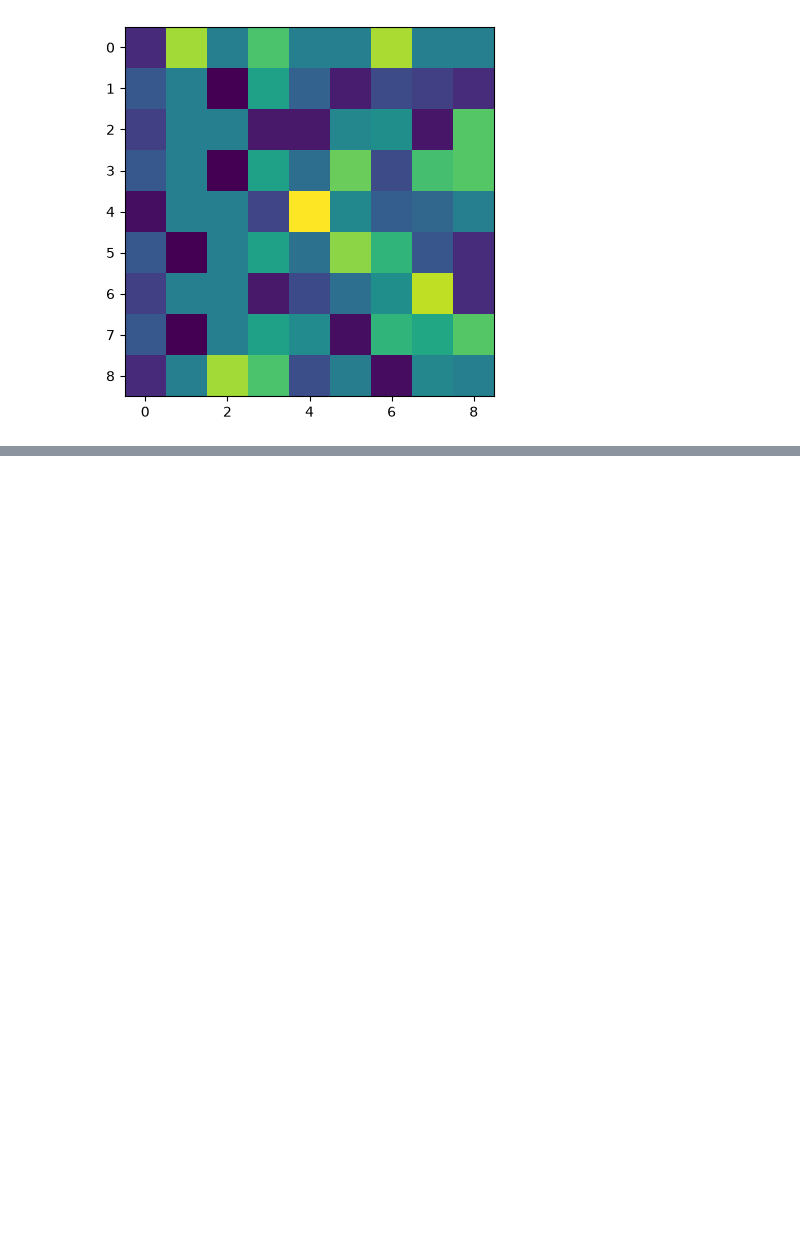
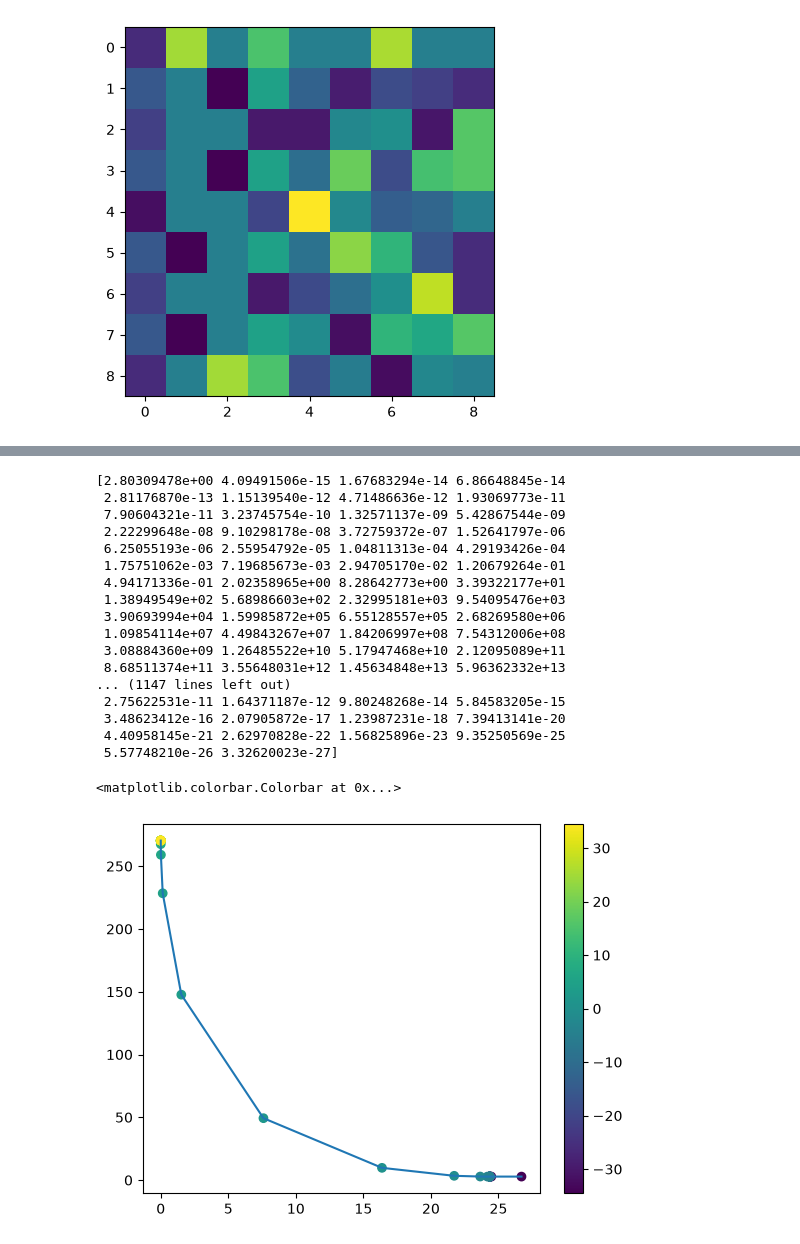
Before and after one commit to arthursmacedo/metodos-de-inversao, a Jupyter notebook: notebooks/inversao-vagarosidade.ipynb, the cells around one changed output, grey strips where cells are left out. Saved outputs shown, nothing was run; the diff lists cells and outputs as text; code cells hidden in the pictures; blank space fills up the shorter version.

```diff
--- a/notebooks/inversao-vagarosidade.ipynb
+++ b/notebooks/inversao-vagarosidade.ipynb
@@ -118,0 +118,12 @@ array([[1.01764242, 1.04463831, 1.00842724],
+# %%
+data = G @ true_p
+data += np.random.default_rng().normal(0, 0.01 * np.abs(data).max(), data.shape)
+# Vamos usar o SVD para calcular a inversa de G.TG
+U, S, Vt = np.linalg.svd(G)
+k = S.size - 1
+Sp_inv= np.diag(1 / S[:k])
+Up = U[:, :k]
+Vp = Vt.T[:, :k]
+B = Vp @ Sp_inv ** 2 @ Vp.T
+p = B @ ((G.T @ data - A.T @ np.linalg.inv(A @ B @ A.T) @ A @ (B @ G.T @ data - c)))
+p.reshape((3,3))
@@ -118,0 +136,5 @@ array([[1.01764242, 1.04463831, 1.00842724],
+# %%
+lamb = 1e10
+data += np.random.default_rng().normal(0, 0.01 * np.abs(data).max(), data.shape)
+p_regul = np.linalg.solve(G.T @ G + lamb * np.identity(G.shape[1]), G.T @ data)
+p_regul.reshape((3,3))
@@ -118,0 +163,34 @@ array([[1.01764242, 1.04463831, 1.00842724],
+# %%
+lambdas = np.logspace(-15, 15, 50)
+misfit = np.empty(lambdas.size)
+normp = np.empty(lambdas.size)
+for i, lamb in enumerate(lambdas):
+    p_regul = np.linalg.solve(G.T @ G + lamb * np.identity(G.shape[1]), G.T @ data)
+    residuals = data - G @ p_regul
+    misfit[i] = np.linalg.norm(residuals) ** 2
+    normp[i] = np.linalg.norm(p_regul) ** 2
+    print(misfit, normp)
+
+plt.plot(normp, misfit, "-")
+plt.scatter(normp, misfit, c=np.log(lambdas))
+plt.colorbar()
+# %% [output]
+[2.80309478e+00 4.09491506e-15 1.67683294e-14 6.86648845e-14
+ 2.81176870e-13 1.15139540e-12 4.71486636e-12 1.93069773e-11
+ 7.90604321e-11 3.23745754e-10 1.32571137e-09 5.42867544e-09
+ 2.22299648e-08 9.10298178e-08 3.72759372e-07 1.52641797e-06
+ 6.25055193e-06 2.55954792e-05 1.04811313e-04 4.29193426e-04
+ 1.75751062e-03 7.19685673e-03 2.94705170e-02 1.20679264e-01
+ 4.94171336e-01 2.02358965e+00 8.28642773e+00 3.39322177e+01
+ 1.38949549e+02 5.68986603e+02 2.32995181e+03 9.54095476e+03
+ 3.90693994e+04 1.59985872e+05 6.55128557e+05 2.68269580e+06
+ 1.09854114e+07 4.49843267e+07 1.84206997e+08 7.54312006e+08
+ 3.08884360e+09 1.26485522e+10 5.17947468e+10 2.12095089e+11
+ 8.68511374e+11 3.55648031e+12 1.45634848e+13 5.96362332e+13
+... (1147 lines left out)
+ 2.75622531e-11 1.64371187e-12 9.80248268e-14 5.84583205e-15
+ 3.48623412e-16 2.07905872e-17 1.23987231e-18 7.39413141e-20
+ 4.40958145e-21 2.62970828e-22 1.56825896e-23 9.35250569e-25
+ 5.57748210e-26 3.32620023e-27]
+<matplotlib.colorbar.Colorbar at 0x...>
+[figure, added]
```
Also changed, not shown: parts of 15 cells of this notebook, 4 other files.
